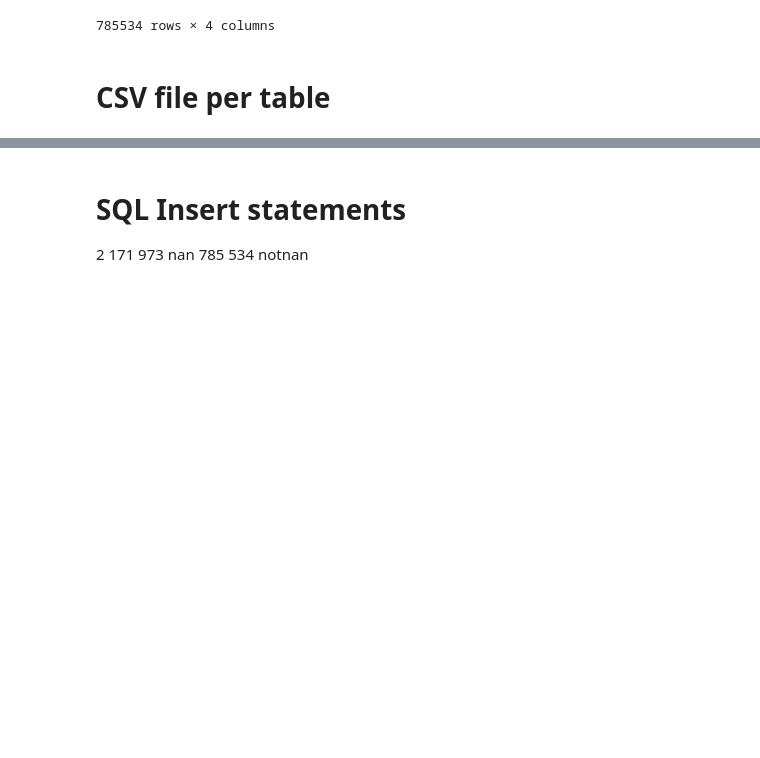
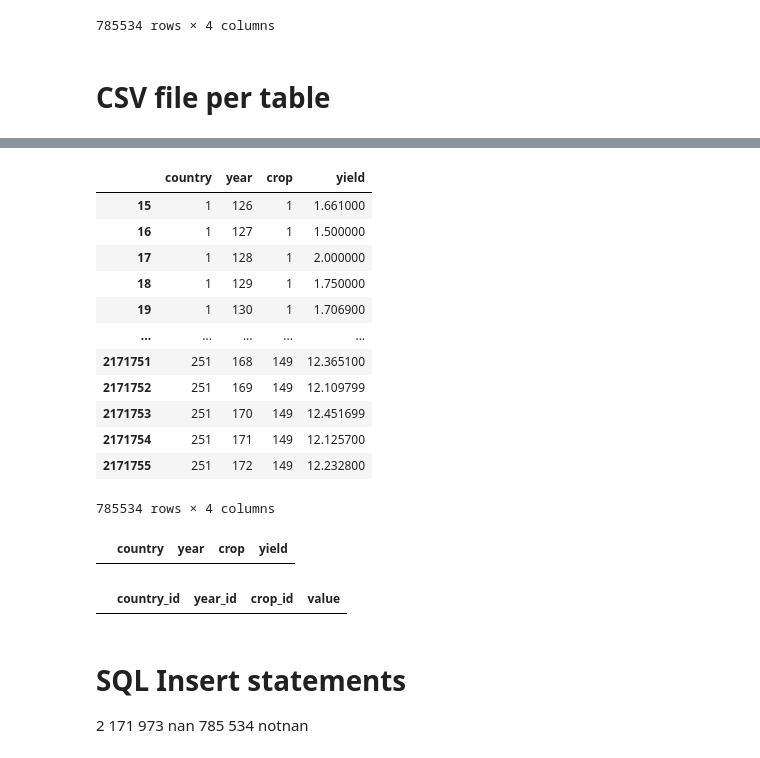
Before and after one commit to nikhil4424/dotnet_datavis_webapp, a Jupyter notebook: database/dataset_preparation.ipynb, the cells around one changed output, grey strips where cells are left out. Drawn from its saved outputs; the diff is of its cells as text; code cells hidden in the pictures; blank space fills up the shorter version.

Commit message:
redone data insertion as psql \copy command. Problem with nonexistent crop id being attempted to get added... frustrating

```diff
--- a/database/dataset_preparation.ipynb
+++ b/database/dataset_preparation.ipynb
@@ -111,3 +107,18 @@ df_crops_melted
 785534 rows × 4 columns
 # %% [markdown]
 # CSV file per table
+# %%
+csv_folderpath = "postgres/"
+# %%
+# df_countries.uniqu.to_csv(csv_folderpath+"country.csv")
+saveTableCsvs = True
+df_countries_unique = pd.DataFrame(df_countries.unique(), columns=["name"])
+df_years_unique = pd.DataFrame(sorted(df_years.unique()), columns=["value"])
+df_crops_unique = pd.DataFrame(df_crops_melted["crop"].unique(), columns=["name"])
+
+if saveTableCsvs:
+    df_countries_unique.to_csv(csv_folderpath+"country.csv", index=False)
+    df_years_unique.to_csv(csv_folderpath+"year.csv", index=False)
+    df_crops_unique.to_csv(csv_folderpath+"crop.csv", index=False)
+
+df_years_unique
@@ -113,0 +150,5 @@ df_crops_melted
+# %%
+# Create ID mappings for each table
+country_mapping = {name[0]: idx + 1 for idx, name in enumerate(df_countries_unique.values)}
+year_mapping = {year[0]: idx + 1 for idx, year in enumerate(df_years_unique.values)}
+crop_mapping = {name[0]: idx + 1 for idx, name in enumerate(df_crops_unique.values)}
@@ -114,3 +175,37 @@ df_crops_melted
+# %%
+df_yields = df_crops_melted.copy()
+df_yields["country"] = df_yields["country"].map(country_mapping)
+df_yields["year"] = df_yields["year"].map(year_mapping)
+df_yields["crop"] = df_yields["crop"].map(crop_mapping)
+
+if saveTableCsvs:
+    df_yields.to_csv(csv_folderpath+"crop_yield.csv", header=["country_id", "year_id", "crop_id", "value"], index=False)
+
+df_yields
+# %% [output]
+|  | country | year | crop | yield |
+| 15 | 1 | 126 | 1 | 1.661000 |
+| 16 | 1 | 127 | 1 | 1.500000 |
+| 17 | 1 | 128 | 1 | 2.000000 |
+| 18 | 1 | 129 | 1 | 1.750000 |
+| 19 | 1 | 130 | 1 | 1.706900 |
+| ... | ... | ... | ... | ... |
+| 2171751 | 251 | 168 | 149 | 12.365100 |
+| 2171752 | 251 | 169 | 149 | 12.109799 |
+| 2171753 | 251 | 170 | 149 | 12.451699 |
+| 2171754 | 251 | 171 | 149 | 12.125700 |
+| 2171755 | 251 | 172 | 149 | 12.232800 |
+785534 rows × 4 columns
+# %%
+df_yields[df_yields['crop'] == 150]
+# %% [output]
+|  | country | year | crop | yield |
+# %%
+yields_imported = pd.read_csv("postgres/crop_yield.csv")
+
+yields_imported[yields_imported["crop_id"] == 150]
+# %% [output]
+|  | country_id | year_id | crop_id | value |
 # %% [markdown]
 # SQL Insert statements
 2 171 973 nan
```
Also changed, not shown: parts of 6 cells of this notebook, 9 other files.
